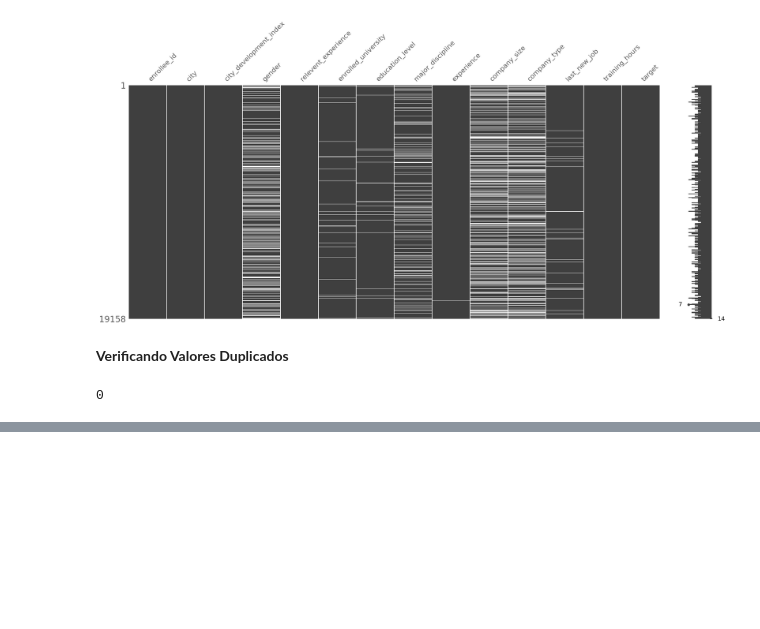
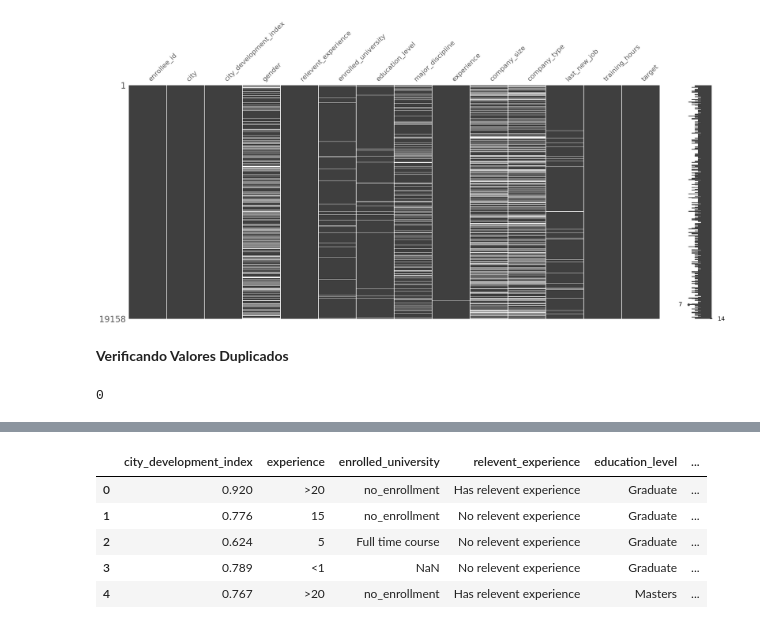
Before and after one commit to Blf100/Analise-de-Dados-RH, a Jupyter notebook: Análise_de_Dados_RH.ipynb, the cells around one changed output, grey strips where cells are left out. Drawn from its saved outputs; the diff is of its cells as text; code cells hidden in the pictures; blank space fills up the shorter version.

```diff
--- a/Análise_de_Dados_RH.ipynb
+++ b/Análise_de_Dados_RH.ipynb
@@ -385,0 +453,9 @@ df['enrollee_id'].duplicated().sum()
+# %%
+df_final.head()
+# %% [output]
+|  | city_development_index | experience | enrolled_university | relevent_experience | education_level | ... |
+| 0 | 0.920 | >20 | no_enrollment | Has relevent experience | Graduate | ... |
+| 1 | 0.776 | 15 | no_enrollment | No relevent experience | Graduate | ... |
+| 2 | 0.624 | 5 | Full time course | No relevent experience | Graduate | ... |
+| 3 | 0.789 | <1 | NaN | No relevent experience | Graduate | ... |
+| 4 | 0.767 | >20 | no_enrollment | Has relevent experience | Masters | ... |
```
Also changed, not shown: parts of 19 cells of this notebook.
